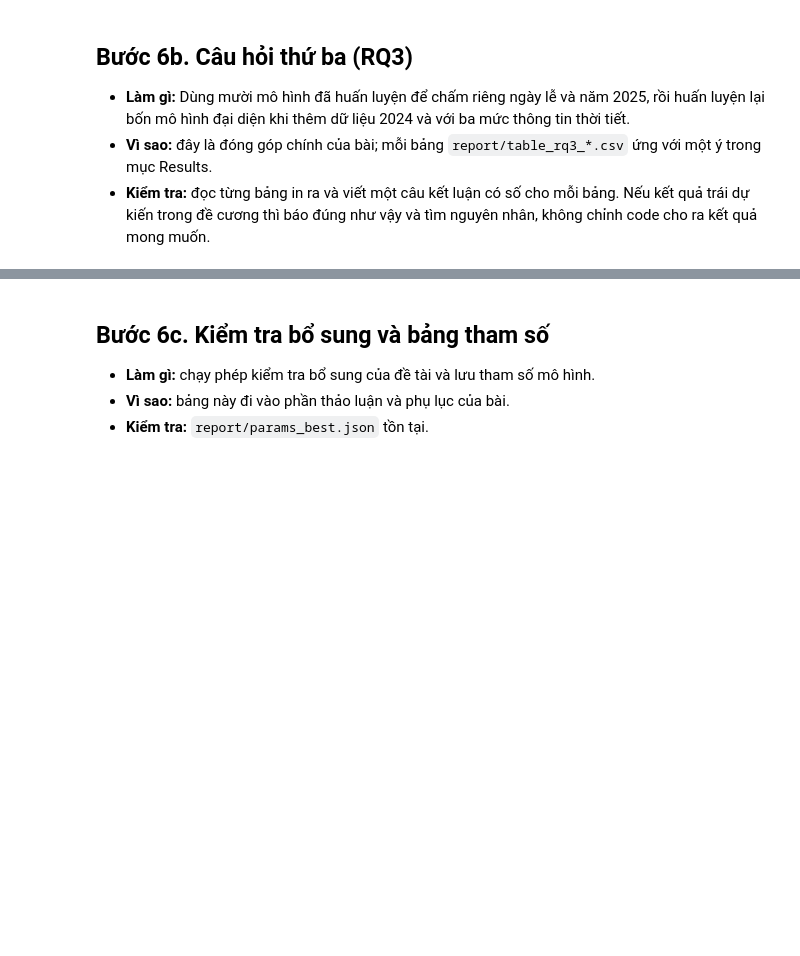
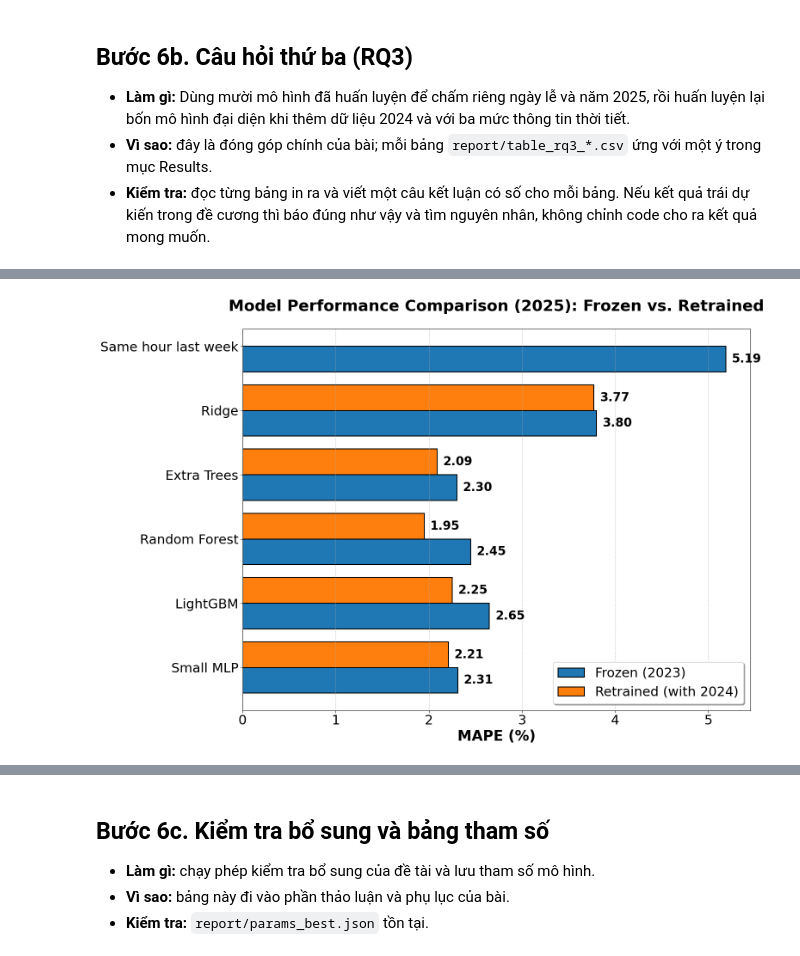
Before and after one commit to quan534/ADY-Project-Battery-prediction-model, a Jupyter notebook: OnGoingAssessment2_ICIDST_TurkiyeElectricity_HolidayForecast/Notebook_B_OnGoingAssessment2_ICIDST_TurkiyeElectricity_HolidayForecast.ipynb, the cells around one changed output, grey strips where cells are left out. Cells and saved outputs as stored; diff of their text form; code cells hidden in the pictures; blank space fills up the shorter version.

```diff
--- a/OnGoingAssessment2_ICIDST_TurkiyeElectricity_HolidayForecast/Notebook_B_OnGoingAssessment2_ICIDST_TurkiyeElectricity_HolidayForecast.ipynb
+++ b/OnGoingAssessment2_ICIDST_TurkiyeElectricity_HolidayForecast/Notebook_B_OnGoingAssessment2_ICIDST_TurkiyeElectricity_HolidayForecast.ipynb
@@ -200,0 +421,87 @@ wt = pd.DataFrame(rows, columns=['model', 'MAPE_no_weather', 'MAPE_weather_now',
+# %%
+import matplotlib.pyplot as plt
+import numpy as np
+import pandas as pd
+
+# 1. Prepare Data
+data = {
+    'model': ['Same hour last week', 'Ridge', 'Extra Trees', 'Random Forest', 'LightGBM', 'Small MLP'],
+    'MAPE_2025_frozen_2023': [5.19, 3.80, 2.30, 2.45, 2.65, 2.31],
+    'MAPE_2025_retrained_with_2024': [np.nan, 3.77, 2.09, 1.95, 2.25, 2.21],
+}
+df = pd.DataFrame(data)
+
+# 2. Configure Extra Large Global Settings for Maximum Readability when Scaled Down
+plt.rcParams.update({
+    'font.size': 22,            # Base font size
+    'axes.titlesize': 26,       # Title size
+    'axes.labelsize': 24,       # Axis label size
+    'xtick.labelsize': 22,      # X-axis tick size
+    'ytick.labelsize': 22,      # Y-axis tick size
+    'legend.fontsize': 22,      # Legend size
+})
+
+fig, ax = plt.subplots(figsize=(16, 11))
+
+y = np.arange(len(df['model']))
+bar_height = 0.4
+
+# 3. Create Grouped Horizontal Bar Charts
+rects1 = ax.barh(
+    y + bar_height/2,
+    df['MAPE_2025_frozen_2023'],
+    bar_height,
+    label='Frozen (2023)',
+    color='#1f77b4',
+    edgecolor='black',
+    linewidth=1.5
+)
+rects2 = ax.barh(
+    y - bar_height/2,
+    df['MAPE_2025_retrained_with_2024'],
+    bar_height,
+    label='Retrained (with 2024)',
+    color='#ff7f0e',
+    edgecolor='black',
+    linewidth=1.5
+)
+
+# 4. English Labels, Title, and Styling
+ax.set_xlabel('MAPE (%)', fontweight='bold')
+ax.set_title(
+    'Model Performance Comparison (2025): Frozen vs. Retrained',
+    fontweight='bold',
+    pad=30
+)
+ax.set_yticks(y)
+ax.set_yticklabels(df['model'])
+
+ax.invert_yaxis()  # Put baseline at the top
+ax.legend(loc='lower right', frameon=True, shadow=True)
+ax.grid(axis='x', linestyle='--', alpha=0.7)
+
+# 5. Add Value Labels with Extra Large Text
+def autolabel_h_extra_large(rects):
+    for rect in rects:
+        width = rect.get_width()
+        if not np.isnan(width):
+            ax.annotate(
+                f'{width:.2f}',
+                xy=(width, rect.get_y() + rect.get_height() / 2),
+                xytext=(10, 0),
+                textcoords='offset points',
+                ha='left',
+                va='center',
+                fontsize=20,   # Cỡ chữ số liệu cực lớn
+                fontweight='bold',
+                color='black'
+            )
+
+autolabel_h_extra_large(rects1)
+autolabel_h_extra_large(rects2)
+
+plt.tight_layout()
+plt.savefig("/report", dpi=300)
+plt.show()
+# %% [output]
+[figure, added]
```
Also changed, not shown: parts of 16 cells of this notebook, 10 other files.
